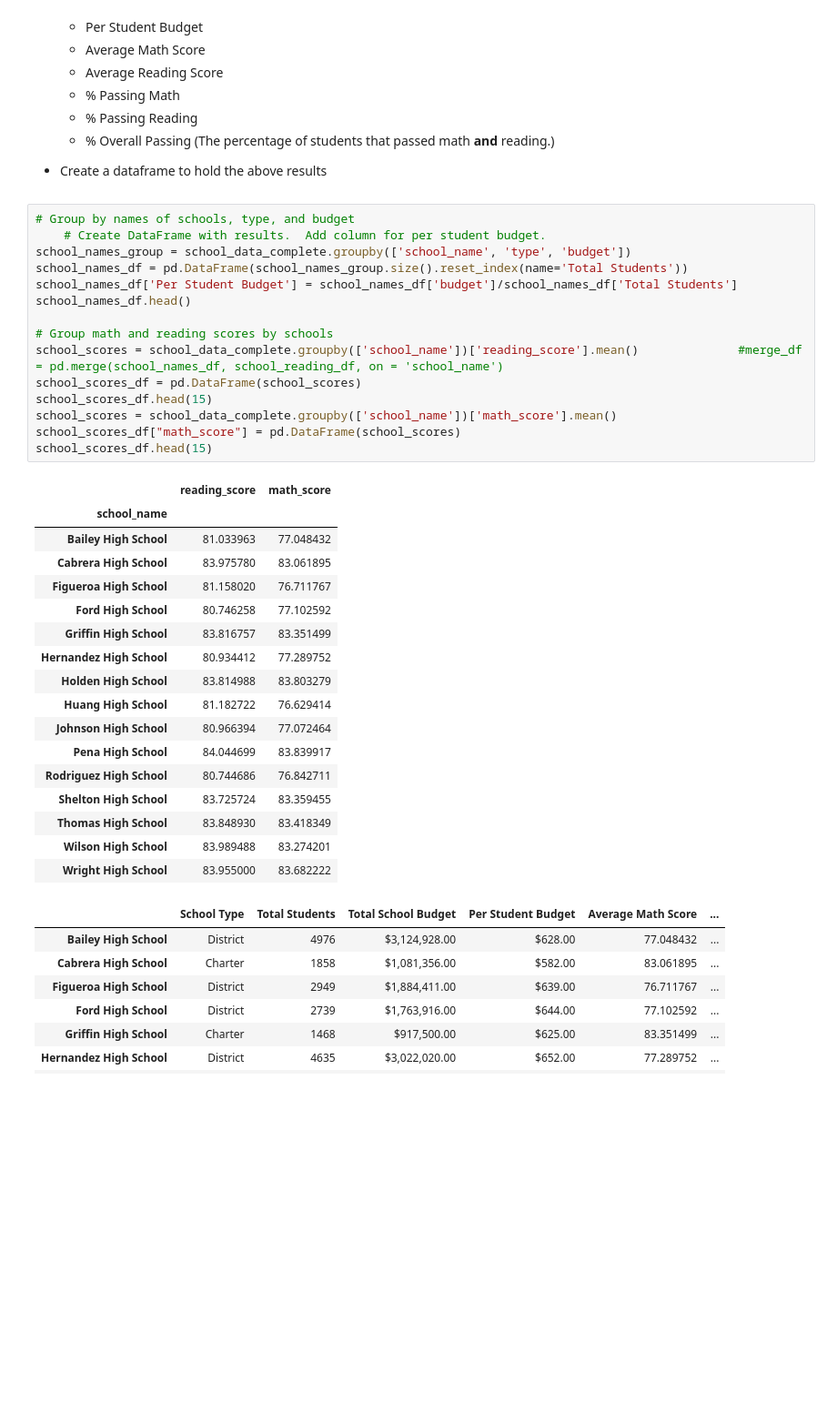
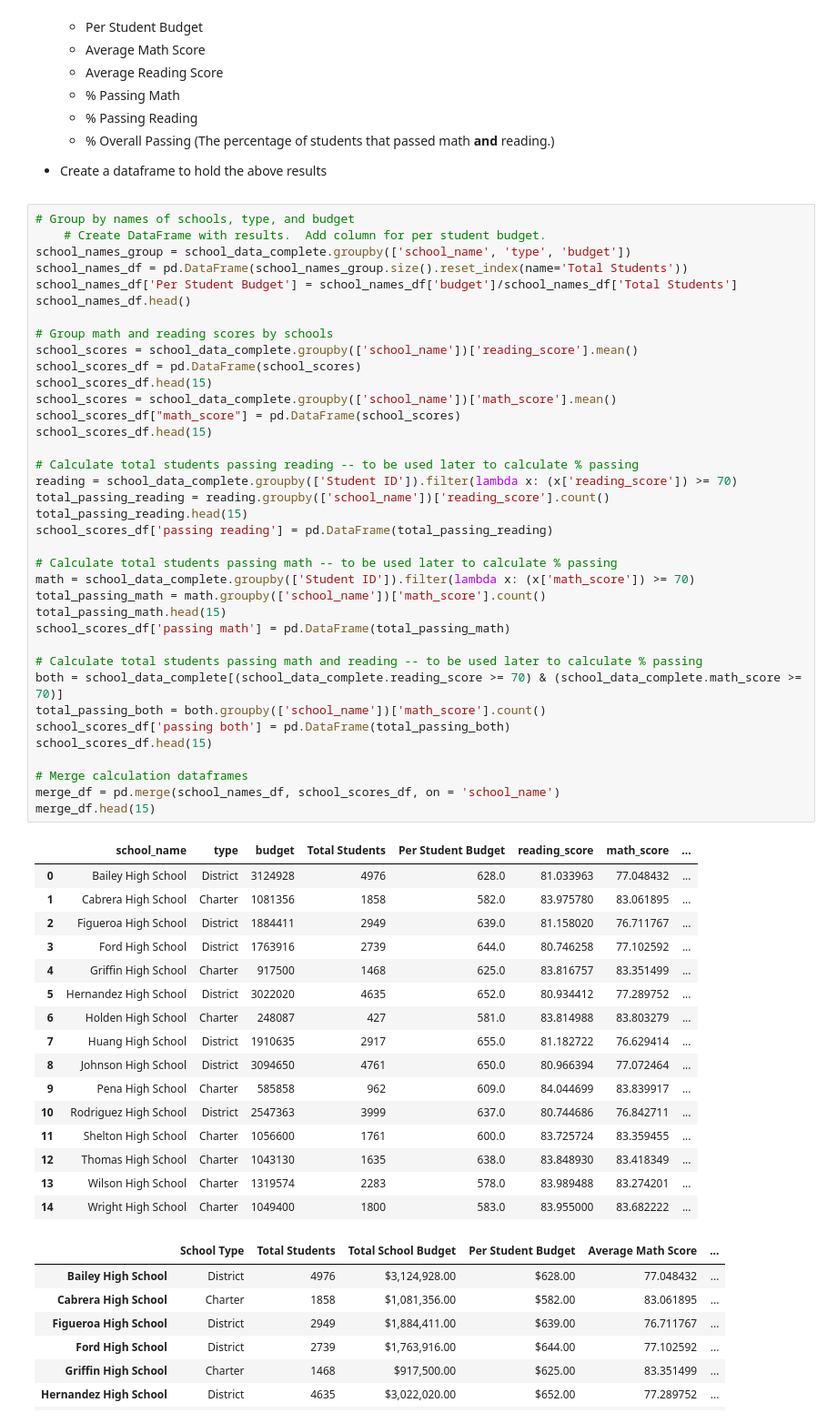
Before and after one commit to knorman123/pandas-challenge, a Jupyter notebook: PyCitySchools_starter.ipynb, the cells around one changed output. Shown: that part at 91% size. Saved outputs shown, nothing was run; the diff lists cells and outputs as text; blank space fills up the shorter version.

Commit message:
total passing calculated. dataframes merged. need to clean up dataframe and add % columns

```diff
--- a/PyCitySchools_starter.ipynb
+++ b/PyCitySchools_starter.ipynb
@@ -131,36 +131,57 @@ disrtict_info_df
 # %%
 # Group by names of schools, type, and budget
     # Create DataFrame with results.  Add column for per student budget.
 school_names_group = school_data_complete.groupby(['school_name', 'type', 'budget'])
 school_names_df = pd.DataFrame(school_names_group.size().reset_index(name='Total Students'))
 school_names_df['Per Student Budget'] = school_names_df['budget']/school_names_df['Total Students']
 school_names_df.head()
 
 # Group math and reading scores by schools
-school_scores = school_data_complete.groupby(['school_name'])['reading_score'].mean()              #merge_df = pd.merge(school_names_df, school_reading_df, on = 'school_name')
+school_scores = school_data_complete.groupby(['school_name'])['reading_score'].mean()
 school_scores_df = pd.DataFrame(school_scores)
 school_scores_df.head(15)
 school_scores = school_data_complete.groupby(['school_name'])['math_score'].mean()
 school_scores_df["math_score"] = pd.DataFrame(school_scores)
 school_scores_df.head(15)
+
+# Calculate total students passing reading -- to be used later to calculate % passing
+reading = school_data_complete.groupby(['Student ID']).filter(lambda x: (x['reading_score']) >= 70)
+total_passing_reading = reading.groupby(['school_name'])['reading_score'].count()
+total_passing_reading.head(15)
+school_scores_df['passing reading'] = pd.DataFrame(total_passing_reading)
+
+# Calculate total students passing math -- to be used later to calculate % passing
+math = school_data_complete.groupby(['Student ID']).filter(lambda x: (x['math_score']) >= 70)
+total_passing_math = math.groupby(['school_name'])['math_score'].count()
+total_passing_math.head(15)
+school_scores_df['passing math'] = pd.DataFrame(total_passing_math)
+
+# Calculate total students passing math and reading -- to be used later to calculate % passing
+both = school_data_complete[(school_data_complete.reading_score >= 70) & (school_data_complete.math_score >= 70)]
+total_passing_both = both.groupby(['school_name'])['math_score'].count()
+school_scores_df['passing both'] = pd.DataFrame(total_passing_both)
+school_scores_df.head(15)
+
+# Merge calculation dataframes
+merge_df = pd.merge(school_names_df, school_scores_df, on = 'school_name')
+merge_df.head(15)
 # %% [output]
-|  | reading_score | math_score |
-| school_name |  |  |
-| Bailey High School | 81.033963 | 77.048432 |
-| Cabrera High School | 83.975780 | 83.061895 |
-| Figueroa High School | 81.158020 | 76.711767 |
-| Ford High School | 80.746258 | 77.102592 |
-| Griffin High School | 83.816757 | 83.351499 |
-| Hernandez High School | 80.934412 | 77.289752 |
-| Holden High School | 83.814988 | 83.803279 |
-| Huang High School | 81.182722 | 76.629414 |
-| Johnson High School | 80.966394 | 77.072464 |
-| Pena High School | 84.044699 | 83.839917 |
-| Rodriguez High School | 80.744686 | 76.842711 |
-| Shelton High School | 83.725724 | 83.359455 |
-| Thomas High School | 83.848930 | 83.418349 |
-| Wilson High School | 83.989488 | 83.274201 |
-| Wright High School | 83.955000 | 83.682222 |
+|  | school_name | type | budget | Total Students | Per Student Budget | reading_score | math_score | ... |
+| 0 | Bailey High School | District | 3124928 | 4976 | 628.0 | 81.033963 | 77.048432 | ... |
+| 1 | Cabrera High School | Charter | 1081356 | 1858 | 582.0 | 83.975780 | 83.061895 | ... |
+| 2 | Figueroa High School | District | 1884411 | 2949 | 639.0 | 81.158020 | 76.711767 | ... |
+| 3 | Ford High School | District | 1763916 | 2739 | 644.0 | 80.746258 | 77.102592 | ... |
+| 4 | Griffin High School | Charter | 917500 | 1468 | 625.0 | 83.816757 | 83.351499 | ... |
+| 5 | Hernandez High School | District | 3022020 | 4635 | 652.0 | 80.934412 | 77.289752 | ... |
+| 6 | Holden High School | Charter | 248087 | 427 | 581.0 | 83.814988 | 83.803279 | ... |
+| 7 | Huang High School | District | 1910635 | 2917 | 655.0 | 81.182722 | 76.629414 | ... |
+| 8 | Johnson High School | District | 3094650 | 4761 | 650.0 | 80.966394 | 77.072464 | ... |
+| 9 | Pena High School | Charter | 585858 | 962 | 609.0 | 84.044699 | 83.839917 | ... |
+| 10 | Rodriguez High School | District | 2547363 | 3999 | 637.0 | 80.744686 | 76.842711 | ... |
+| 11 | Shelton High School | Charter | 1056600 | 1761 | 600.0 | 83.725724 | 83.359455 | ... |
+| 12 | Thomas High School | Charter | 1043130 | 1635 | 638.0 | 83.848930 | 83.418349 | ... |
+| 13 | Wilson High School | Charter | 1319574 | 2283 | 578.0 | 83.989488 | 83.274201 | ... |
+| 14 | Wright High School | Charter | 1049400 | 1800 | 583.0 | 83.955000 | 83.682222 | ... |
 # %%
 # %% [output]
 |  | School Type | Total Students | Total School Budget | Per Student Budget | Average Math Score | ... |
```
